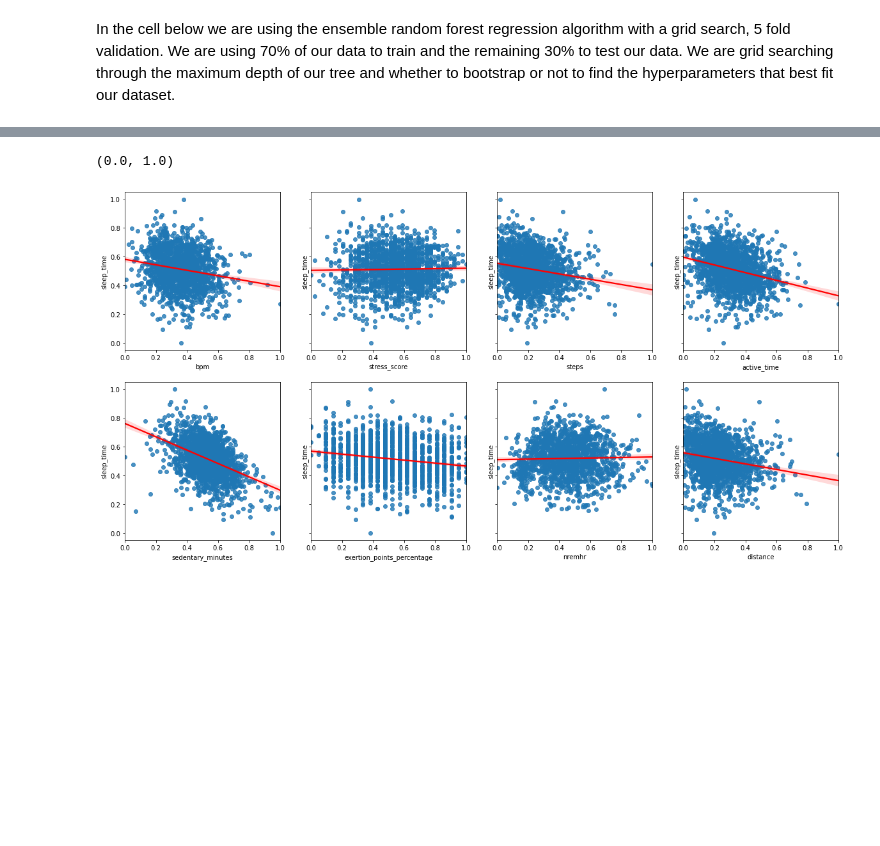
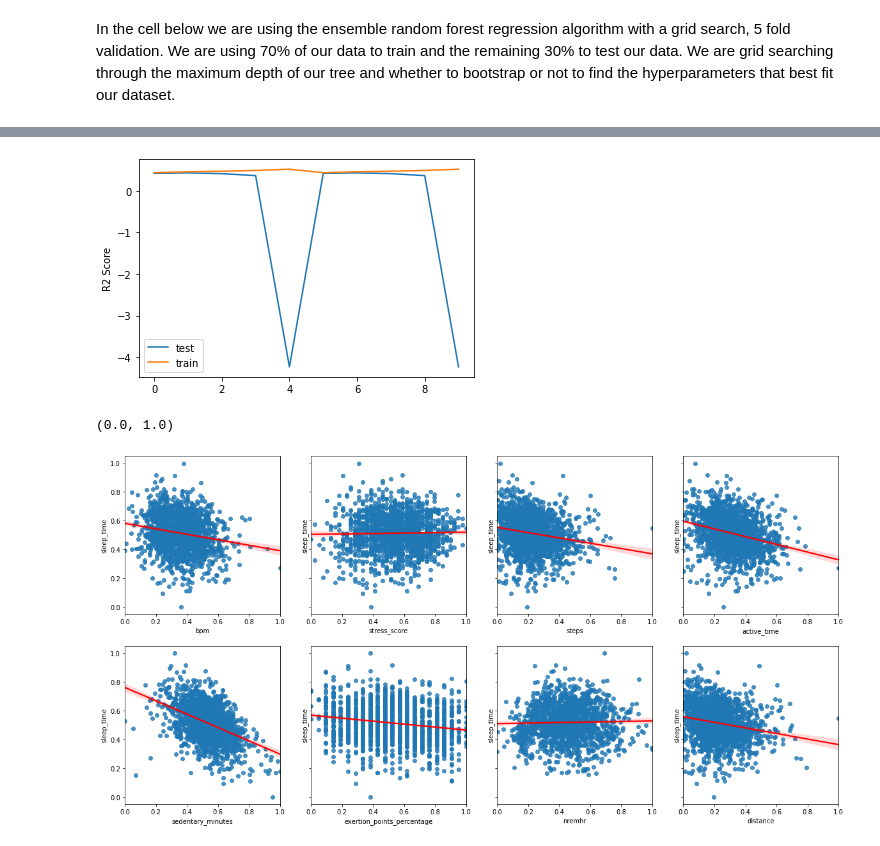
Before and after one commit to COGS118A/Group000-Wi23, a Jupyter notebook: FinalProjectGroup000-Wi23.ipynb, the cells around one changed output, grey strips where cells are left out. Cells and saved outputs as stored; diff of their text form; code cells hidden in the pictures; blank space fills up the shorter version.

```diff
--- a/FinalProjectGroup000-Wi23.ipynb
+++ b/FinalProjectGroup000-Wi23.ipynb
@@ -369,3 +378,14 @@ plt.show()
+# %%
+train_scores = params_spp['polynomial'][0]
+test_scores = params_spp['polynomial'][1]
+
+plt.plot(test_scores, label='test')
+plt.plot(train_scores, label='train')
+plt.ylabel("R2 Score")
+plt.legend(loc='best')
+plt.show()
+# %% [output]
+[figure, added]
 # %%
 fig, axes = plt.subplots(2, 4, figsize=(20, 10), sharey=True)
 
```
Also changed, not shown: parts of 10 cells of this notebook.
